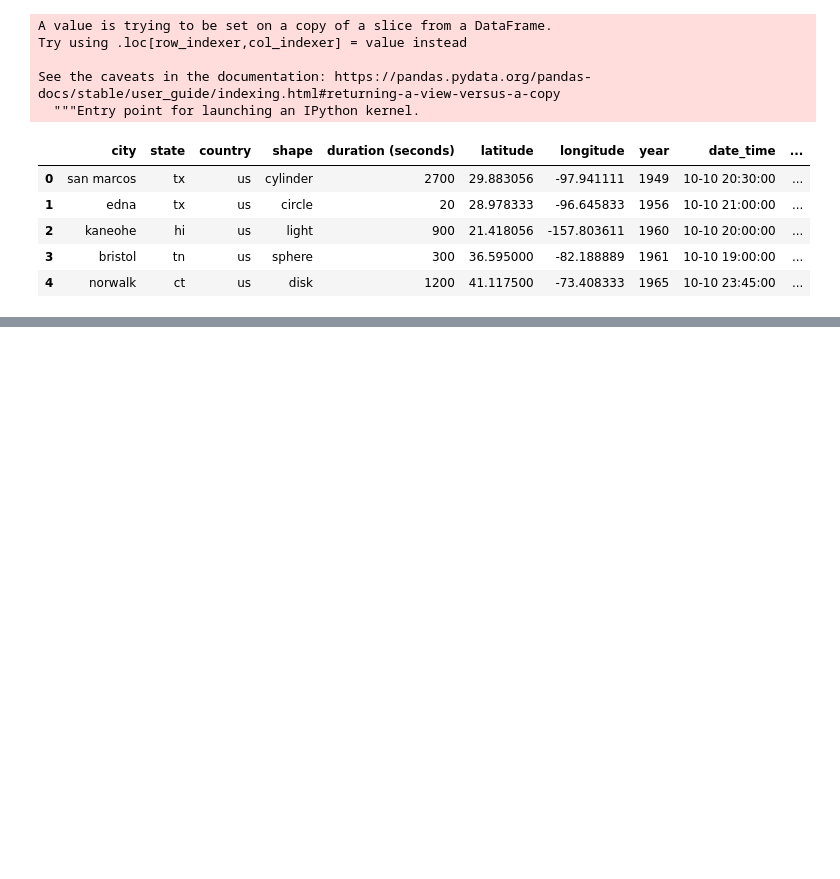
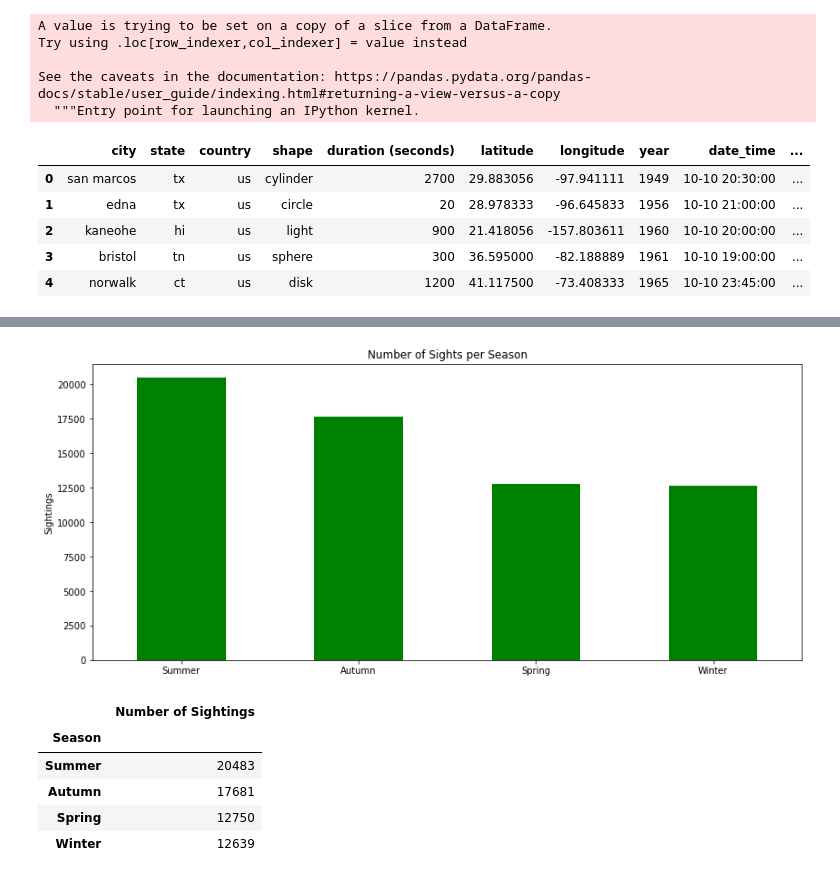
Before and after one commit to aburstyn9068/project1, a Jupyter notebook: UFO Data.ipynb, the cells around one changed output, grey strips where cells are left out. Drawn from its saved outputs; the diff is of its cells as text; code cells hidden in the pictures; blank space fills up the shorter version.

```diff
--- a/UFO Data.ipynb
+++ b/UFO Data.ipynb
@@ -337,0 +337,15 @@ usa_sights.to_csv('Resources/usa_sights.csv')
+# %%
+def conv_season(x):
+    x = int(x.split("-")[0])
+
+    if x in range(3,6):
+        return "Spring"
+    if x in range(6,9):
+        return "Summer"
+    if x in range(9,12):
+        return "Autumn"
+    if x == 12 or x == 1 or x == 2:
+        return "Winter"
+
+usa_sights["Season"] = usa_sights['date_time'].apply(conv_season)
+usa_sights.sample(10)
@@ -337,0 +369,20 @@ usa_sights.to_csv('Resources/usa_sights.csv')
+# %%
+plt.subplots(figsize=(14,6))
+
+usa_sights['Season'].value_counts().plot(kind='bar', color='green')
+plt.ylabel("Sightings")
+plt.xticks(rotation=0)
+plt.title("Number of Sights per Season")
+plt.show()
+season_groups = usa_sights.groupby("Season")
+season_counts = pd.DataFrame(season_groups['Season'].count())
+season_counts = season_counts.rename(columns={'Season': 'Number of Sightings'})
+season_counts.sort_values(by='Number of Sightings', ascending=False)
+# %% [output]
+[figure, added]
+|  | Number of Sightings |
+| Season |  |
+| Summer | 20483 |
+| Autumn | 17681 |
+| Spring | 12750 |
+| Winter | 12639 |
```
Also changed, not shown: parts of 4 cells of this notebook.
